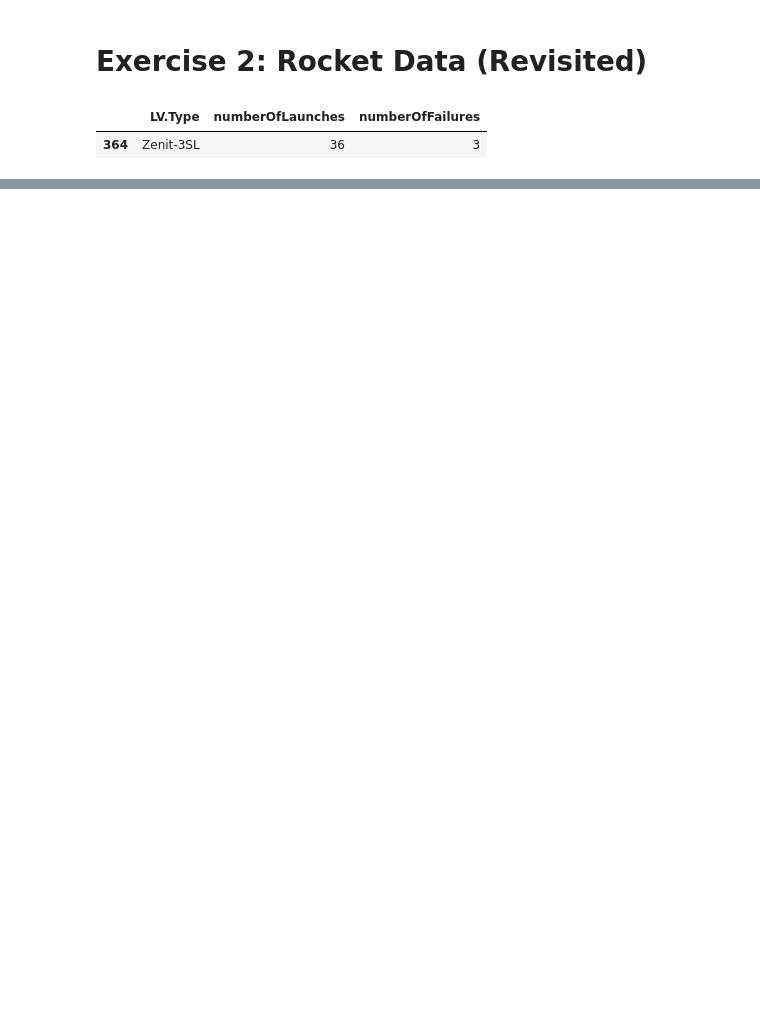
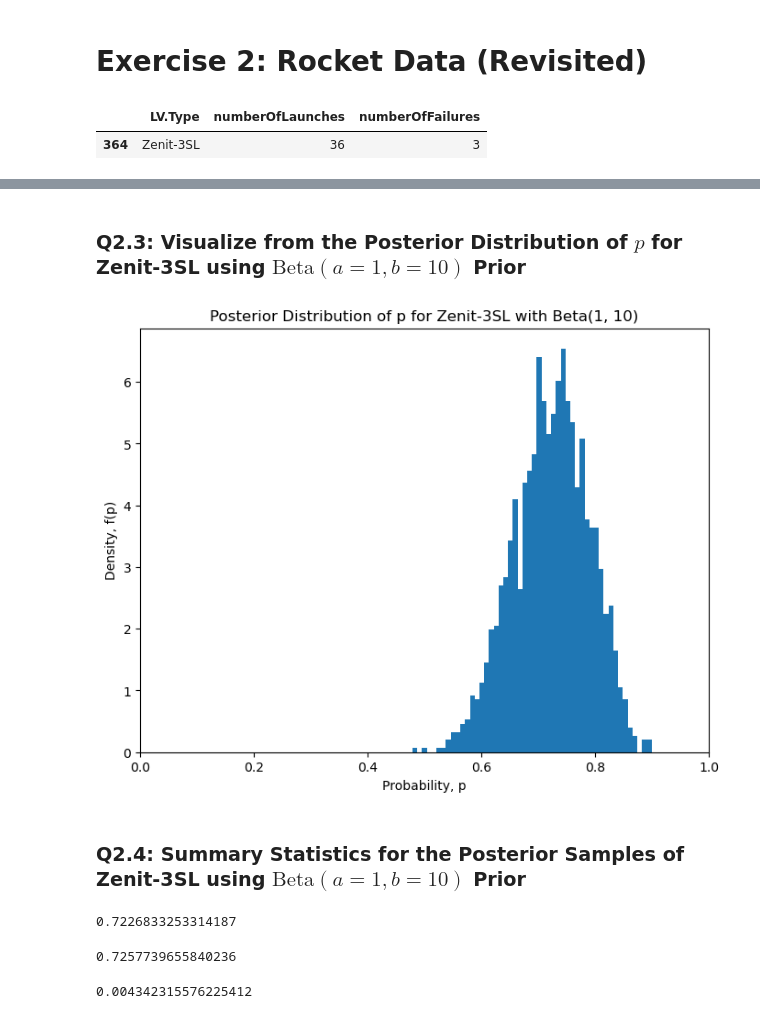
Before and after one commit to johnwslee/Data_Science_Libraries, a Jupyter notebook: pystan/UBC-MDS_example/lab2.ipynb, the cells around one changed output, grey strips where cells are left out. Cells and saved outputs as stored; diff of their text form; code cells hidden in the pictures; blank space fills up the shorter version.

```diff
--- a/pystan/UBC-MDS_example/lab2.ipynb
+++ b/pystan/UBC-MDS_example/lab2.ipynb
@@ -200,0 +219,12 @@ Zenit_3SL_observed_data
+# %%
+data_Zenit_3SL_2 = {
+    'n': Zenit_3SL_observed_data["numberOfLaunches"].values[0],
+    'X': Zenit_3SL_observed_data["numberOfLaunches"].values[0] - Zenit_3SL_observed_data["numberOfFailures"].values[0],
+    'a': 1,
+    'b': 10
+}
+
+fit_Zenit_3SL_2 = sm.sampling(data=data_Zenit_3SL_2, iter=10000, chains=1, warmup=1000, thin=5, seed=553)
+# %%
+posterior_Zenit_3SL_2 = pd.DataFrame({"p": fit_Zenit_3SL_2['p'], "lp__": fit_Zenit_3SL_2['lp__']})
+posterior_Zenit_3SL_2
@@ -200,0 +245,26 @@ Zenit_3SL_observed_data
+# %% [markdown]
+### Q2.3: Visualize from the Posterior Distribution of $p$ for Zenit-3SL using $\text{Beta}(a = 1, b = 10)$ Prior
+# %%
+plt.figure(figsize=(8, 6))
+plt.hist(posterior_Zenit_3SL_2["p"], density=True, bins=50)
+plt.title("Posterior Distribution of p for Zenit-3SL with Beta(1, 10)")
+plt.xlabel('Probability, p')
+plt.ylabel('Density, f(p)')
+plt.xlim(0, 1)
+plt.show();
+# %% [output]
+[figure, added]
+# %% [markdown]
+### Q2.4: Summary Statistics for the Posterior Samples of Zenit-3SL using $\text{Beta}(a = 1, b = 10)$ Prior
+# %%
+np.mean(posterior_Zenit_3SL_2["p"])
+# %% [output]
+0.7226833253314187
+# %%
+np.median(posterior_Zenit_3SL_2["p"])
+# %% [output]
+0.7257739655840236
+# %%
+np.var(posterior_Zenit_3SL_2["p"])
+# %% [output]
+0.004342315576225412
```
Also changed, not shown: parts of 20 cells of this notebook.
